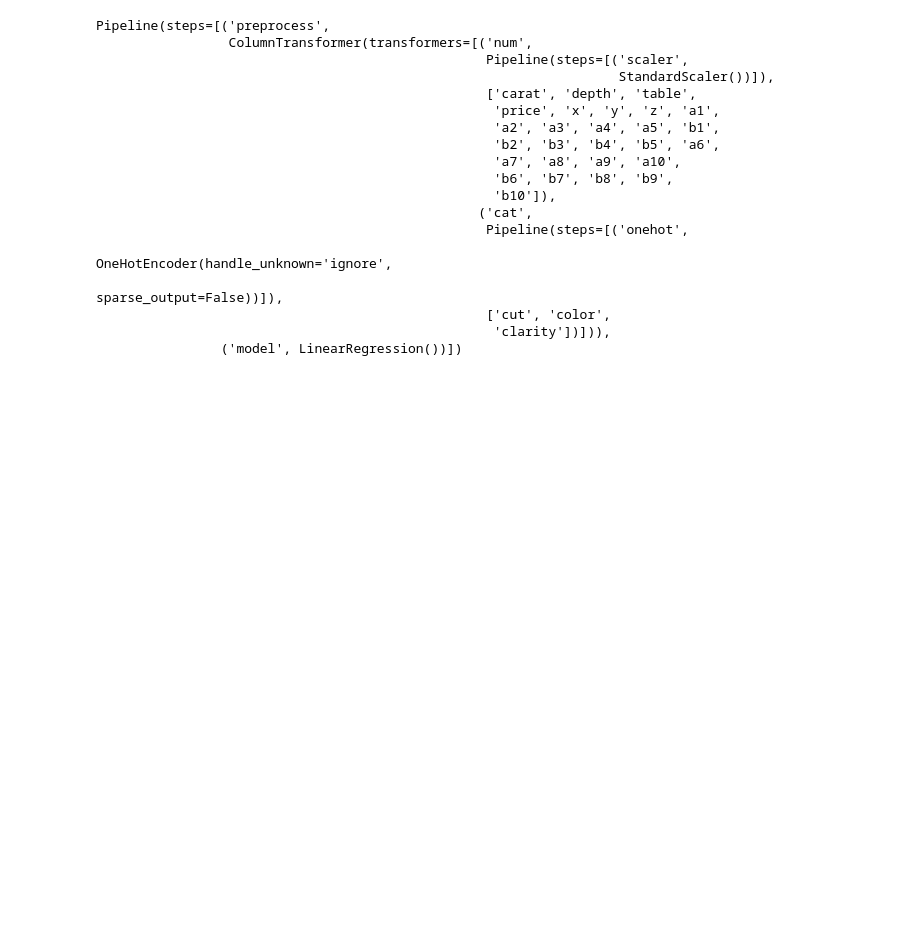
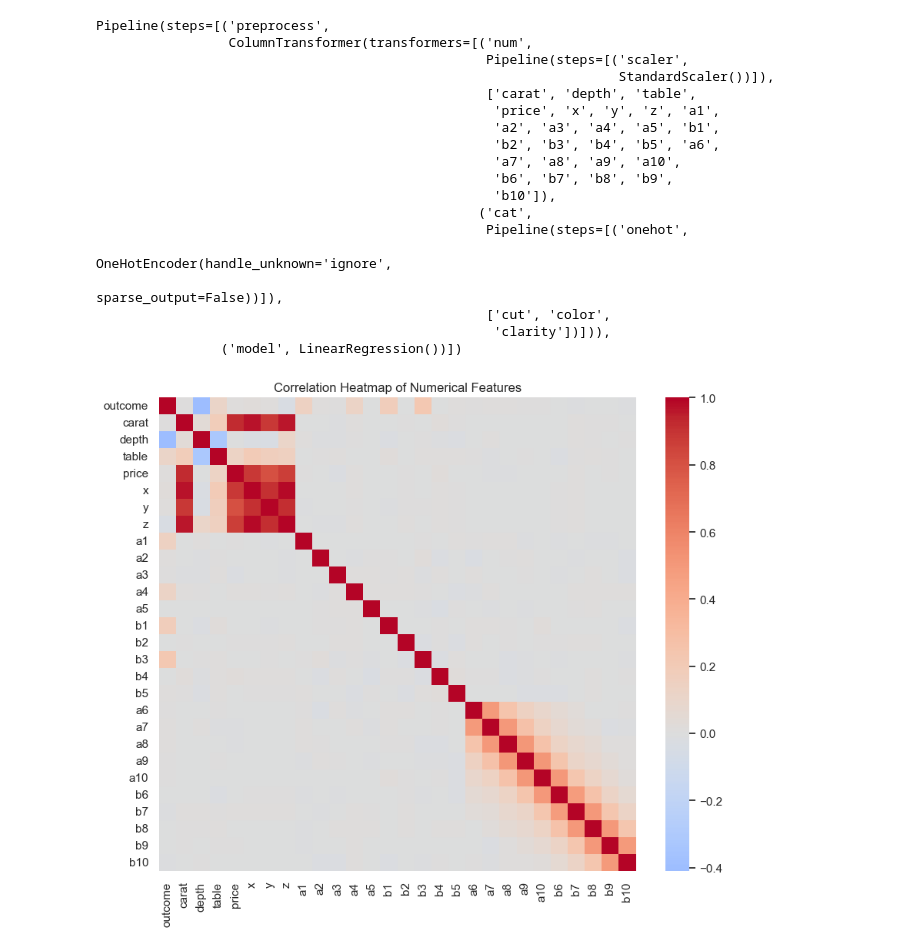
Before and after one commit to Hissan7/data-science-regression-model, a Jupyter notebook: notebooks/01_eda.ipynb, the cells around one changed output. Cells and saved outputs as stored; diff of their text form; code cells hidden in the pictures; blank space fills up the shorter version.

```diff
--- a/notebooks/01_eda.ipynb
+++ b/notebooks/01_eda.ipynb
@@ -140,6 +140,18 @@ Pipeline(steps=[('preprocess',
                                                   ['cut', 'color',
                                                    'clarity'])])),
                 ('model', LinearRegression())])
+# %%
+import seaborn as sns
+import matplotlib.pyplot as plt
+
+corr = df.select_dtypes(include=np.number).corr()
+
+plt.figure(figsize=(10, 8))
+sns.heatmap(corr, cmap="coolwarm", center=0)
+plt.title("Correlation Heatmap of Numerical Features")
+plt.show()
+# %% [output]
+[figure, added]
 # %%
 import os, sys
 print(os.getcwd())
```
Also changed, not shown: parts of 1 cell of this notebook.
